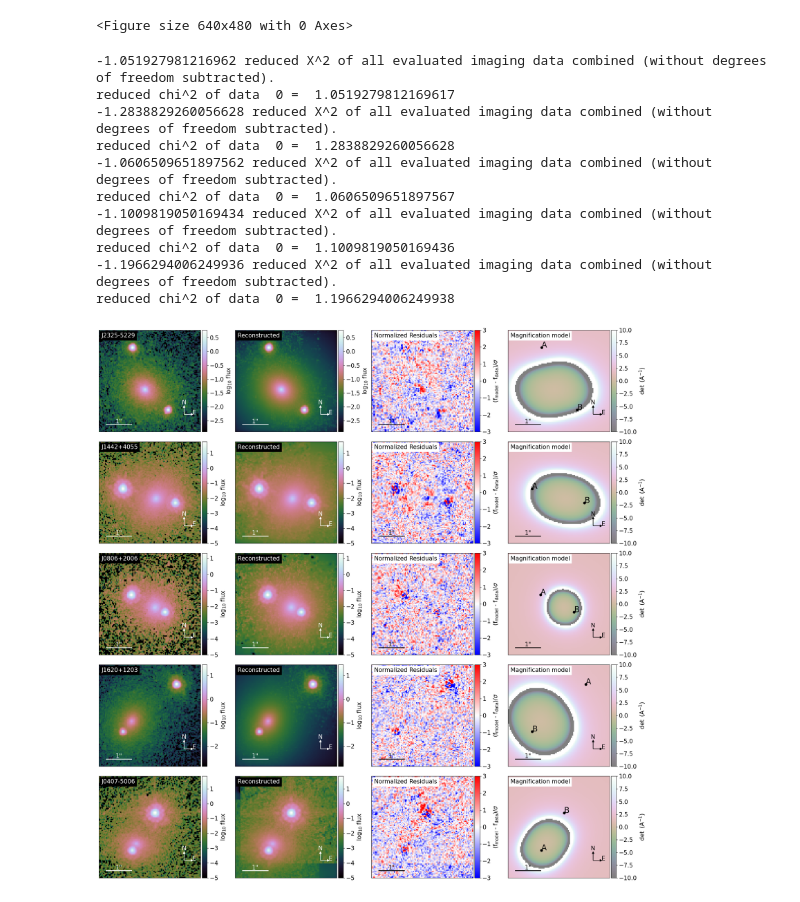
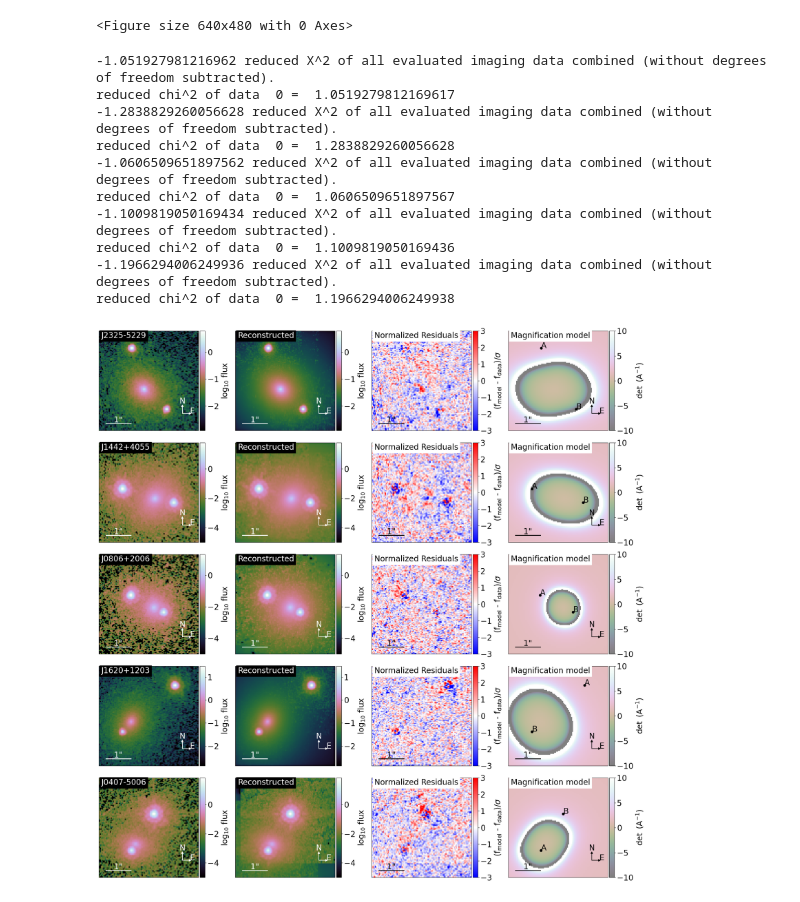
Before and after one commit to brady-ryan/hst_doubles, a Jupyter notebook: plot_models.ipynb, the cells around one changed output. Drawn from its saved outputs; the diff is of its cells as text; code cells hidden in the pictures.

Commit message:
increase font size

```diff
--- a/plot_models.ipynb
+++ b/plot_models.ipynb
@@ -61,6 +61,7 @@ from lenstronomy.Plots.model_plot import ModelPlot
 # define filters and system name
 names = ['J2325-5229', 'J1442+4055', 'J0806+2006', 'J1620+1203', 'J0407-5006']
 filter = 'F814W'
+fontsize = 20
 
 nrows = len(names)
 fig, axes = plt.subplots(nrows, 4, figsize=(20, 20))
@@ -72,35 +73,35 @@ for i, name in enumerate(names):
         loaded_data = pickle.load(f)
 
     kwargs_result = loaded_data["kwargs_result"]
     multi_band_list = loaded_data["multi_band_list"]
     kwargs_model = loaded_data["kwargs_model"]
 
     # initialize model plot
     modelPlot = ModelPlot(multi_band_list, kwargs_model, kwargs_result, arrow_size=0.02, cmap_string="cubehelix")
 
     # plot data image
-    modelPlot.data_plot(ax=axes[i, 0],text=f'{name}')
+    modelPlot.data_plot(ax=axes[i, 0],text=f'{name}',font_size=fontsize)
 
     # plot model image
-    modelPlot.model_plot(ax=axes[i, 1])
+    modelPlot.model_plot(ax=axes[i, 1],font_size=fontsize)
 
     # plot residuals
-    modelPlot.normalized_residual_plot(ax=axes[i, 2],v_min=-3,v_max=3)
+    modelPlot.normalized_residual_plot(ax=axes[i, 2],v_min=-3,v_max=3,font_size=fontsize)
 
     # plot magnification model
-    modelPlot.magnification_plot(ax=axes[i, 3])
+    modelPlot.magnification_plot(ax=axes[i, 3],font_size=fontsize)
 
 plt.tight_layout()
 plt.show()
 # %% [output]
 -1.051927981216962 reduced X^2 of all evaluated imaging data combined (without degrees of freedom subtracted).
 reduced chi^2 of data  0 =  1.0519279812169617
 -1.2838829260056628 reduced X^2 of all evaluated imaging data combined (without degrees of freedom subtracted).
 reduced chi^2 of data  0 =  1.2838829260056628
 -1.0606509651897562 reduced X^2 of all evaluated imaging data combined (without degrees of freedom subtracted).
 reduced chi^2 of data  0 =  1.0606509651897567
 -1.1009819050169434 reduced X^2 of all evaluated imaging data combined (without degrees of freedom subtracted).
 reduced chi^2 of data  0 =  1.1009819050169436
 -1.1966294006249936 reduced X^2 of all evaluated imaging data combined (without degrees of freedom subtracted).
 reduced chi^2 of data  0 =  1.1966294006249938
-[figure, old version]
+[figure, new version]
```
